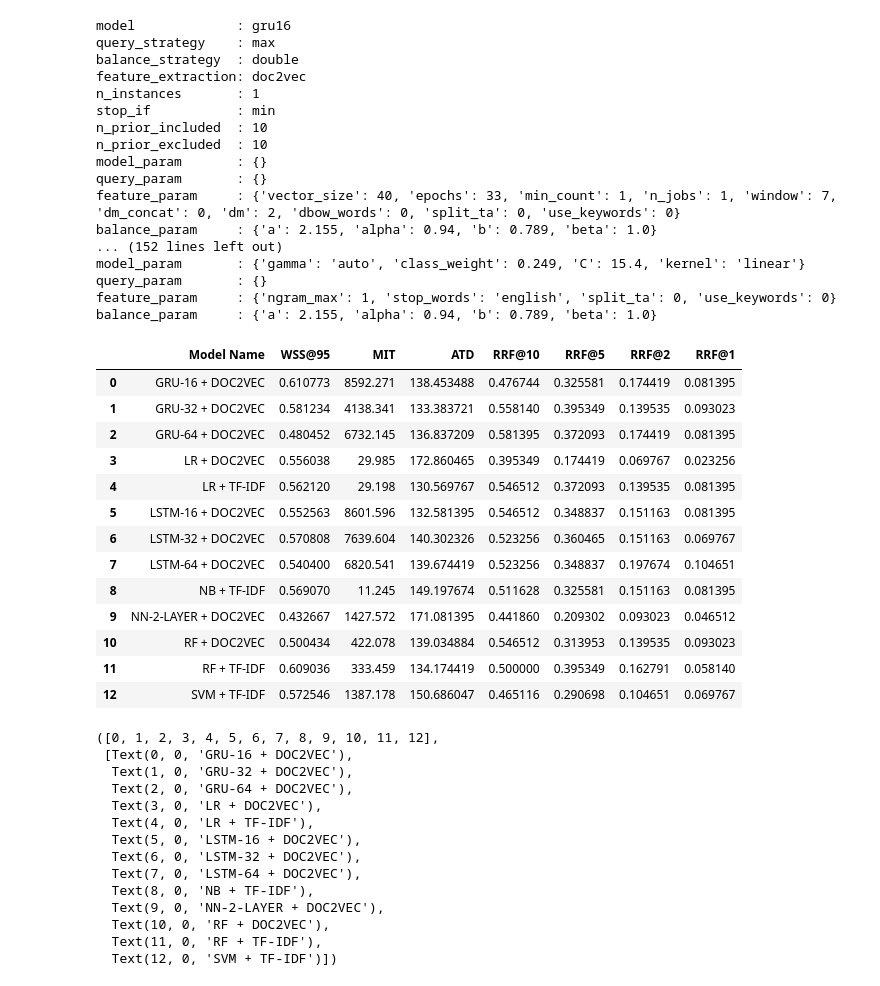
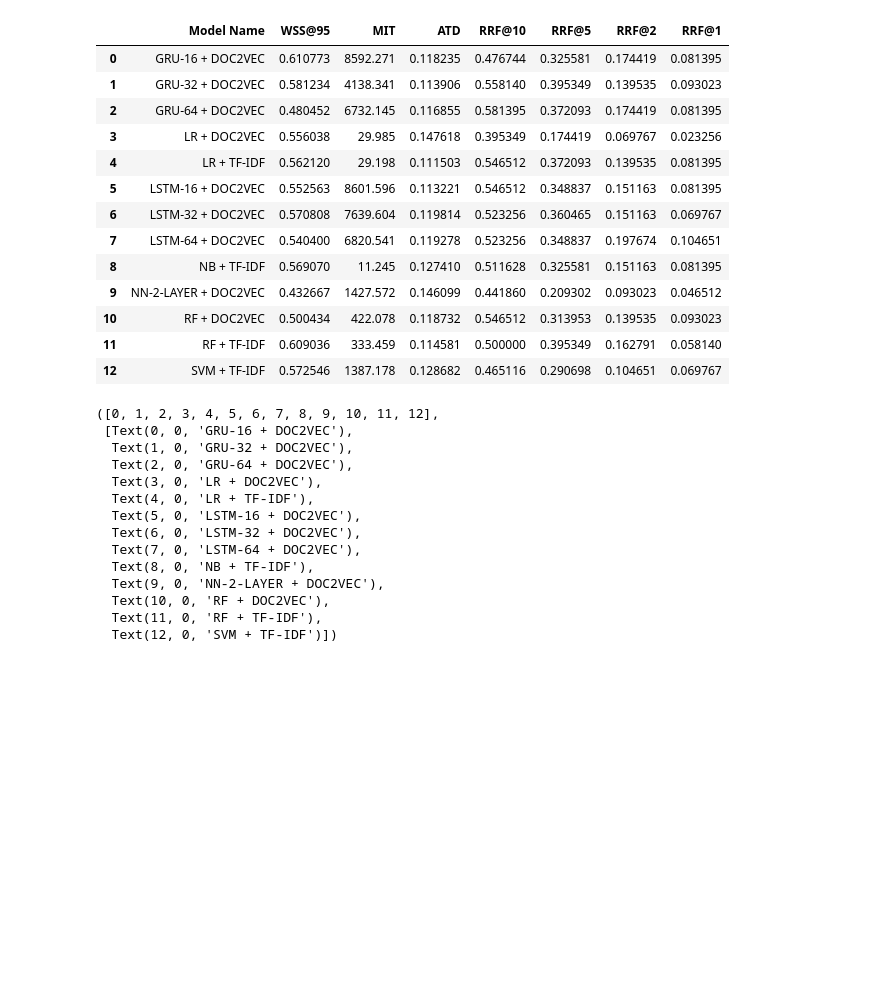
Before and after one commit to JahnsMichael/IR-ASReview, a Jupyter notebook: analysis.ipynb, the cells around one changed output. Cells and saved outputs as stored; diff of their text form; code cells hidden in the pictures; blank space fills up the shorter version.

```diff
--- a/analysis.ipynb
+++ b/analysis.ipynb
@@ -125,83 +122,66 @@ df
 # %%
 import pandas as pd
-from asreviewcontrib.insights.metrics import wss, erf, average_time_to_discovery
+from asreviewcontrib.insights.metrics import wss, erf, average_time_to_discovery, print_metrics, time_to_discovery, get_metrics
 from asreview import open_state
 import matplotlib
 import matplotlib.pyplot as plt
 
 def all_metrics(s, model_name):
   df = s.get_dataset()
   mit = pd.to_datetime(df.labeling_time.sort_values(ascending=True).unique()).to_series().diff().median().total_seconds() * 1000
-  return [model_name, wss(s, 0.95), mit, average_time_to_discovery(s), erf(s, 0.1), erf(s, 0.05), erf(s, 0.02), erf(s, 0.01)]
+  atd = average_time_to_discovery(s)/1171
+  return [model_name, wss(s, 0.95), mit, atd, erf(s, 0.1), erf(s, 0.05), erf(s, 0.02), erf(s, 0.01)]
 
 import glob
 
 files = glob.glob("./simulation_output/*.asreview")
 files.sort()
 
 metrics = []
 
 for state_file in files:
   model_name = state_file.split("/")[-1].replace(".asreview", "").replace("_", " + ").upper()
   with open_state(state_file) as s:
-    print(s.settings)
     metrics.append(all_metrics(s, model_name))
 
 
 df = pd.DataFrame(metrics, columns=["Model Name", "WSS@95", "MIT", "ATD", "RRF@10", "RRF@5", "RRF@2", "RRF@1"])
 display(df)
 
 fig, ax = plt.subplots()
 ax.plot(df['Model Name'], df["RRF@10"], label="RRF@10")
 ax.plot(df['Model Name'], df["RRF@5"], label="RRF@5")
 ax.plot(df['Model Name'], df["RRF@2"], label="RRF@2")
 ax.plot(df['Model Name'], df["RRF@1"], label="RRF@1")
 ax.legend(loc='best', bbox_to_anchor=(1, 0.5, 0.5, 0.5))
 plt.xticks(rotation=45, ha='right')
 # %% [output]
+|  | Model Name | WSS@95 | MIT | ATD | RRF@10 | RRF@5 | RRF@2 | RRF@1 |
+| 0 | GRU-16 + DOC2VEC | 0.610773 | 8592.271 | 0.118235 | 0.476744 | 0.325581 | 0.174419 | 0.081395 |
+| 1 | GRU-32 + DOC2VEC | 0.581234 | 4138.341 | 0.113906 | 0.558140 | 0.395349 | 0.139535 | 0.093023 |
+| 2 | GRU-64 + DOC2VEC | 0.480452 | 6732.145 | 0.116855 | 0.581395 | 0.372093 | 0.174419 | 0.081395 |
+| 3 | LR + DOC2VEC | 0.556038 | 29.985 | 0.147618 | 0.395349 | 0.174419 | 0.069767 | 0.023256 |
+| 4 | LR + TF-IDF | 0.562120 | 29.198 | 0.111503 | 0.546512 | 0.372093 | 0.139535 | 0.081395 |
+| 5 | LSTM-16 + DOC2VEC | 0.552563 | 8601.596 | 0.113221 | 0.546512 | 0.348837 | 0.151163 | 0.081395 |
+| 6 | LSTM-32 + DOC2VEC | 0.570808 | 7639.604 | 0.119814 | 0.523256 | 0.360465 | 0.151163 | 0.069767 |
+| 7 | LSTM-64 + DOC2VEC | 0.540400 | 6820.541 | 0.119278 | 0.523256 | 0.348837 | 0.197674 | 0.104651 |
+| 8 | NB + TF-IDF | 0.569070 | 11.245 | 0.127410 | 0.511628 | 0.325581 | 0.151163 | 0.081395 |
+| 9 | NN-2-LAYER + DOC2VEC | 0.432667 | 1427.572 | 0.146099 | 0.441860 | 0.209302 | 0.093023 | 0.046512 |
+| 10 | RF + DOC2VEC | 0.500434 | 422.078 | 0.118732 | 0.546512 | 0.313953 | 0.139535 | 0.093023 |
+| 11 | RF + TF-IDF | 0.609036 | 333.459 | 0.114581 | 0.500000 | 0.395349 | 0.162791 | 0.058140 |
+| 12 | SVM + TF-IDF | 0.572546 | 1387.178 | 0.128682 | 0.465116 | 0.290698 | 0.104651 | 0.069767 |
-model             : gru16
-query_strategy    : max
-balance_strategy  : double
-feature_extraction: doc2vec
-n_instances       : 1
-stop_if           : min
-n_prior_included  : 10
-n_prior_excluded  : 10
-model_param       : {}
-query_param       : {}
-feature_param     : {'vector_size': 40, 'epochs': 33, 'min_count': 1, 'n_jobs': 1, 'window': 7, 'dm_concat': 0, 'dm': 2, 'dbow_words': 0, 'split_ta': 0, 'use_keywords': 0}
-balance_param     : {'a': 2.155, 'alpha': 0.94, 'b': 0.789, 'beta': 1.0}
-... (152 lines left out)
-model_param       : {'gamma': 'auto', 'class_weight': 0.249, 'C': 15.4, 'kernel': 'linear'}
-query_param       : {}
-feature_param     : {'ngram_max': 1, 'stop_words': 'english', 'split_ta': 0, 'use_keywords': 0}
-balance_param     : {'a': 2.155, 'alpha': 0.94, 'b': 0.789, 'beta': 1.0}
+([0, 1, 2, 3, 4, 5, 6, 7, 8, 9, 10, 11, 12],
+ [Text(0, 0, 'GRU-16 + DOC2VEC'),
+  Text(1, 0, 'GRU-32 + DOC2VEC'),
+  Text(2, 0, 'GRU-64 + DOC2VEC'),
+  Text(3, 0, 'LR + DOC2VEC'),
+  Text(4, 0, 'LR + TF-IDF'),
+  Text(5, 0, 'LSTM-16 + DOC2VEC'),
+  Text(6, 0, 'LSTM-32 + DOC2VEC'),
+  Text(7, 0, 'LSTM-64 + DOC2VEC'),
+  Text(8, 0, 'NB + TF-IDF'),
+  Text(9, 0, 'NN-2-LAYER + DOC2VEC'),
+  Text(10, 0, 'RF + DOC2VEC'),
+  Text(11, 0, 'RF + TF-IDF'),
+  Text(12, 0, 'SVM + TF-IDF')])
-|  | Model Name | WSS@95 | MIT | ATD | RRF@10 | RRF@5 | RRF@2 | RRF@1 |
-| 0 | GRU-16 + DOC2VEC | 0.610773 | 8592.271 | 138.453488 | 0.476744 | 0.325581 | 0.174419 | 0.081395 |
-| 1 | GRU-32 + DOC2VEC | 0.581234 | 4138.341 | 133.383721 | 0.558140 | 0.395349 | 0.139535 | 0.093023 |
-| 2 | GRU-64 + DOC2VEC | 0.480452 | 6732.145 | 136.837209 | 0.581395 | 0.372093 | 0.174419 | 0.081395 |
-| 3 | LR + DOC2VEC | 0.556038 | 29.985 | 172.860465 | 0.395349 | 0.174419 | 0.069767 | 0.023256 |
-| 4 | LR + TF-IDF | 0.562120 | 29.198 | 130.569767 | 0.546512 | 0.372093 | 0.139535 | 0.081395 |
-| 5 | LSTM-16 + DOC2VEC | 0.552563 | 8601.596 | 132.581395 | 0.546512 | 0.348837 | 0.151163 | 0.081395 |
-| 6 | LSTM-32 + DOC2VEC | 0.570808 | 7639.604 | 140.302326 | 0.523256 | 0.360465 | 0.151163 | 0.069767 |
-| 7 | LSTM-64 + DOC2VEC | 0.540400 | 6820.541 | 139.674419 | 0.523256 | 0.348837 | 0.197674 | 0.104651 |
-| 8 | NB + TF-IDF | 0.569070 | 11.245 | 149.197674 | 0.511628 | 0.325581 | 0.151163 | 0.081395 |
-| 9 | NN-2-LAYER + DOC2VEC | 0.432667 | 1427.572 | 171.081395 | 0.441860 | 0.209302 | 0.093023 | 0.046512 |
-| 10 | RF + DOC2VEC | 0.500434 | 422.078 | 139.034884 | 0.546512 | 0.313953 | 0.139535 | 0.093023 |
-| 11 | RF + TF-IDF | 0.609036 | 333.459 | 134.174419 | 0.500000 | 0.395349 | 0.162791 | 0.058140 |
-| 12 | SVM + TF-IDF | 0.572546 | 1387.178 | 150.686047 | 0.465116 | 0.290698 | 0.104651 | 0.069767 |
-([0, 1, 2, 3, 4, 5, 6, 7, 8, 9, 10, 11, 12],
- [Text(0, 0, 'GRU-16 + DOC2VEC'),
-  Text(1, 0, 'GRU-32 + DOC2VEC'),
-  Text(2, 0, 'GRU-64 + DOC2VEC'),
-  Text(3, 0, 'LR + DOC2VEC'),
-  Text(4, 0, 'LR + TF-IDF'),
-  Text(5, 0, 'LSTM-16 + DOC2VEC'),
-  Text(6, 0, 'LSTM-32 + DOC2VEC'),
-  Text(7, 0, 'LSTM-64 + DOC2VEC'),
-  Text(8, 0, 'NB + TF-IDF'),
-  Text(9, 0, 'NN-2-LAYER + DOC2VEC'),
-  Text(10, 0, 'RF + DOC2VEC'),
-  Text(11, 0, 'RF + TF-IDF'),
-  Text(12, 0, 'SVM + TF-IDF')])
 [figure]
```
Also changed, not shown: parts of 6 cells of this notebook, 1 other file.
